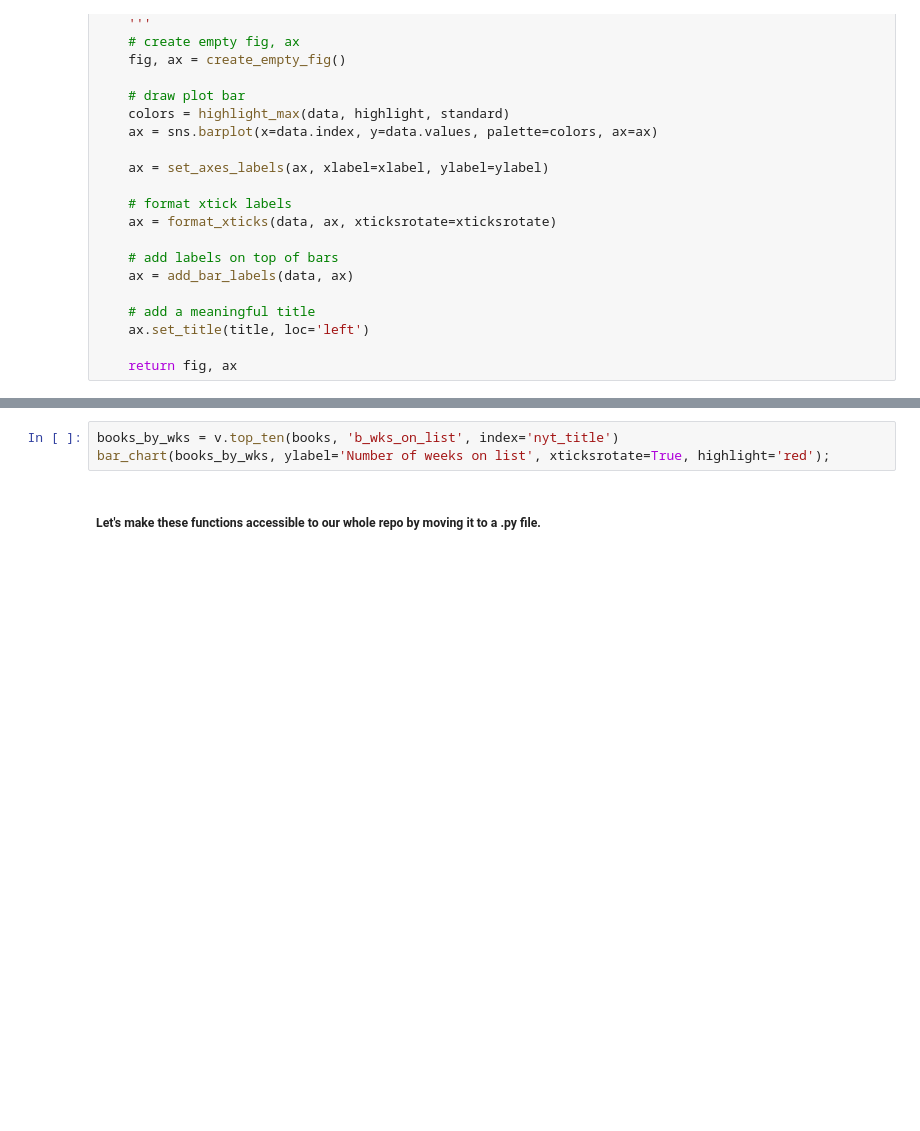
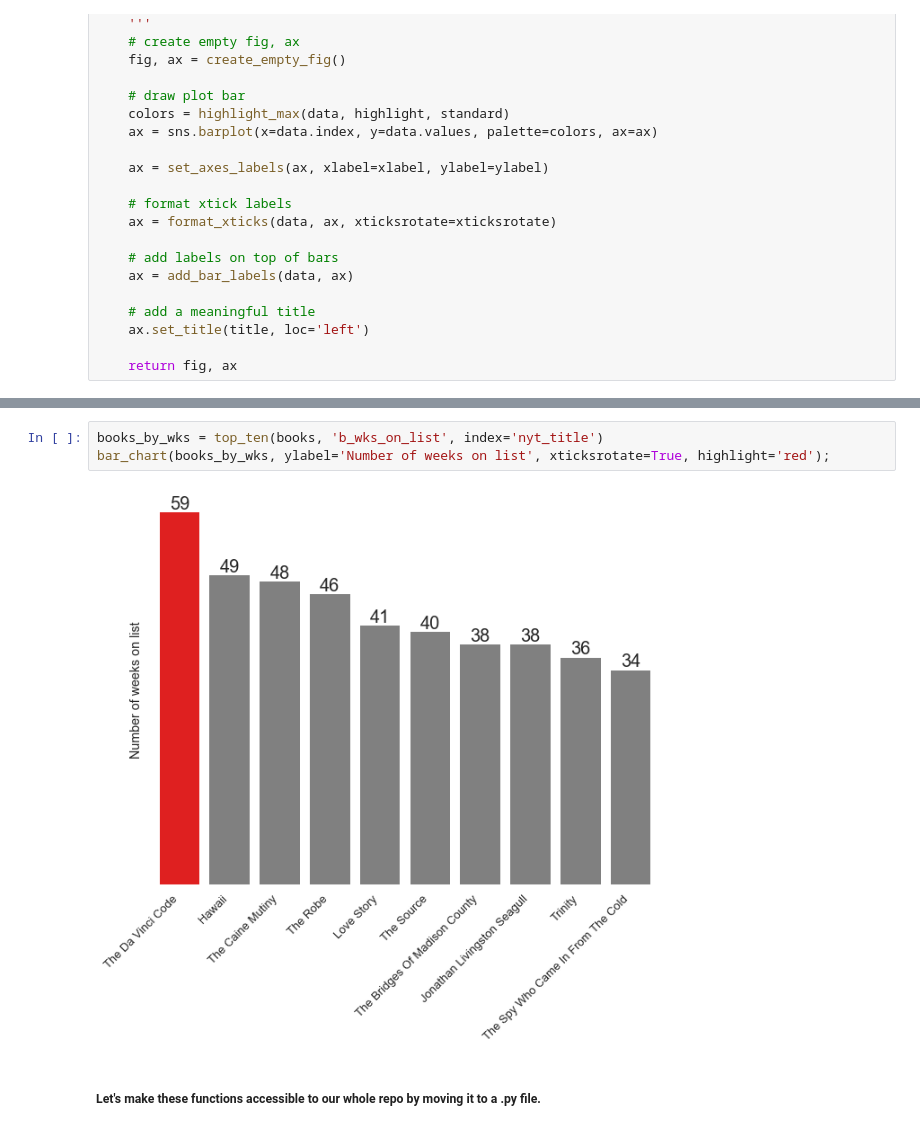
Before and after one commit to emw1687/plt_to_d3, a Jupyter notebook: notebooks/plt_functions.ipynb, the cells around one changed output, grey strips where cells are left out. Drawn from its saved outputs; the diff is of its cells as text; blank space fills up the shorter version.

```diff
--- a/notebooks/plt_functions.ipynb
+++ b/notebooks/plt_functions.ipynb
@@ -364,6 +547,8 @@ bar_chart(wks_by_gender, highlight='green', ylabel='Number of weeks on list');
 # %%
-books_by_wks = v.top_ten(books, 'b_wks_on_list', index='nyt_title')
+books_by_wks = top_ten(books, 'b_wks_on_list', index='nyt_title')
 bar_chart(books_by_wks, ylabel='Number of weeks on list', xticksrotate=True, highlight='red');
+# %% [output]
+[figure, added]
 # %% [markdown]
 ##### Let's make these functions accessible to our whole repo by moving it to a .py file.
 # %% [markdown]
```
Also changed, not shown: parts of 34 cells of this notebook.
